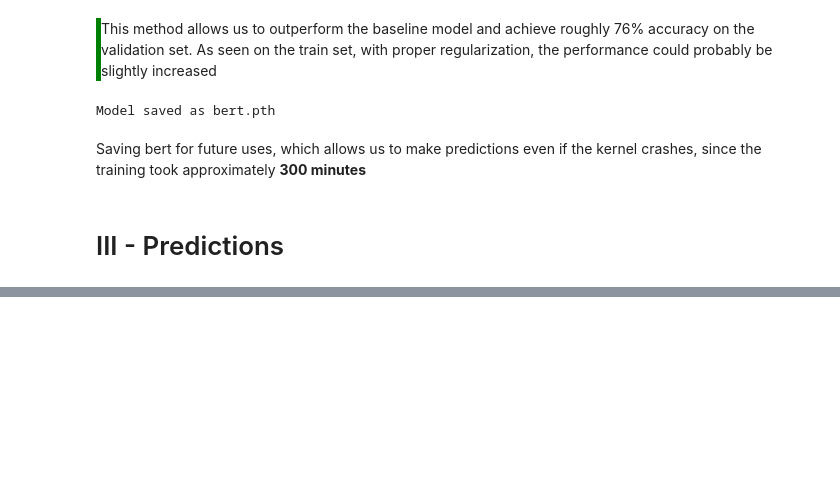
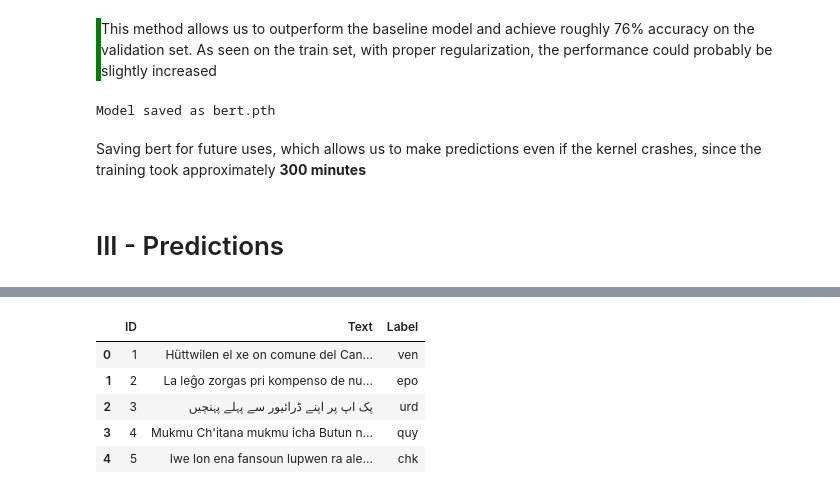
Before and after one commit to louislhotte/nlp-cs-2025, a Jupyter notebook: kaggle_v2.ipynb, the cells around one changed output, grey strips where cells are left out. Cells and saved outputs as stored; diff of their text form; code cells hidden in the pictures; blank space fills up the shorter version.

```diff
--- a/kaggle_v2.ipynb
+++ b/kaggle_v2.ipynb
@@ -595 +669,12 @@ Predicted labels added to df_test.
+# %%
+df_test['ID'] = df_test.index + 1
+df_test = df_test[['ID', 'Text', 'Label']]
+df_test.head()
+# %% [output]
+|  | ID | Text | Label |
+| 0 | 1 | Hüttwilen el xe on comune del Can... | ven |
+| 1 | 2 | La leĝo zorgas pri kompenso de nu... | epo |
+| 2 | 3 | پک اپ پر اپنے ڈرائیور سے پہلے پہنچیں | urd |
+| 3 | 4 | Mukmu Ch'itana mukmu icha Butun n... | quy |
+| 4 | 5 | Iwe lon ena fansoun lupwen ra ale... | chk |
 # %%
```
Also changed, not shown: parts of 20 cells of this notebook, 9 other files.
